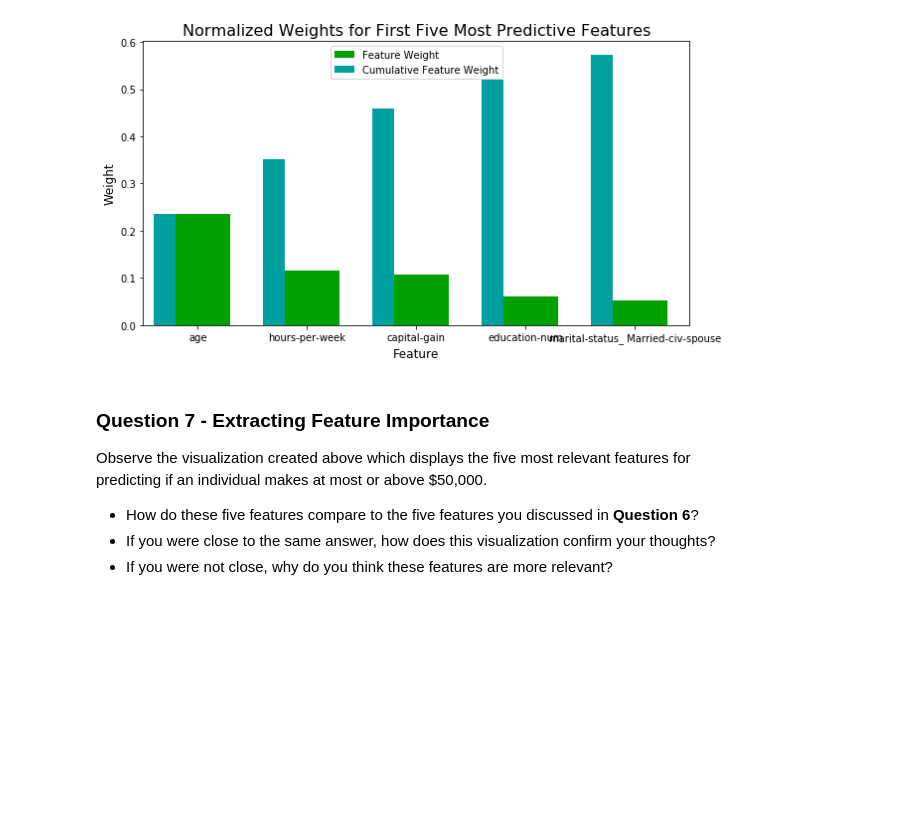
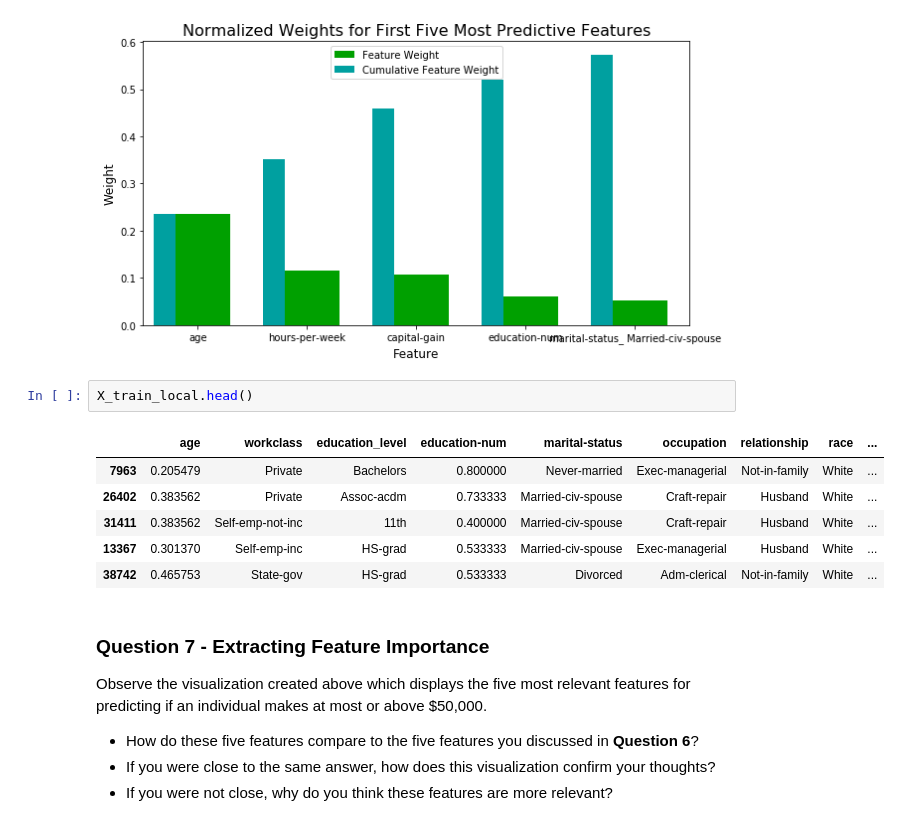
Before and after one commit to intsco/machine-learning, a Jupyter notebook: projects/finding_donors/finding_donors.ipynb, the cells around one changed output. Saved outputs shown, nothing was run; the diff lists cells and outputs as text; blank space fills up the shorter version.

```diff
--- a/projects/finding_donors/finding_donors.ipynb
+++ b/projects/finding_donors/finding_donors.ipynb
@@ -604,6 +603,15 @@ importances = model.feature_importances_
 vs.feature_plot(importances, X_train, y_train)
 # %% [output]
 [figure]
+# %%
+X_train_local.head()
+# %% [output]
+|  | age | workclass | education_level | education-num | marital-status | occupation | relationship | race | ... |
+| 7963 | 0.205479 | Private | Bachelors | 0.800000 | Never-married | Exec-managerial | Not-in-family | White | ... |
+| 26402 | 0.383562 | Private | Assoc-acdm | 0.733333 | Married-civ-spouse | Craft-repair | Husband | White | ... |
+| 31411 | 0.383562 | Self-emp-not-inc | 11th | 0.400000 | Married-civ-spouse | Craft-repair | Husband | White | ... |
+| 13367 | 0.301370 | Self-emp-inc | HS-grad | 0.533333 | Married-civ-spouse | Exec-managerial | Husband | White | ... |
+| 38742 | 0.465753 | State-gov | HS-grad | 0.533333 | Divorced | Adm-clerical | Not-in-family | White | ... |
 # %% [markdown]
 ### Question 7 - Extracting Feature Importance
 
```
Also changed, not shown: parts of 3 cells of this notebook, 1 other file.
